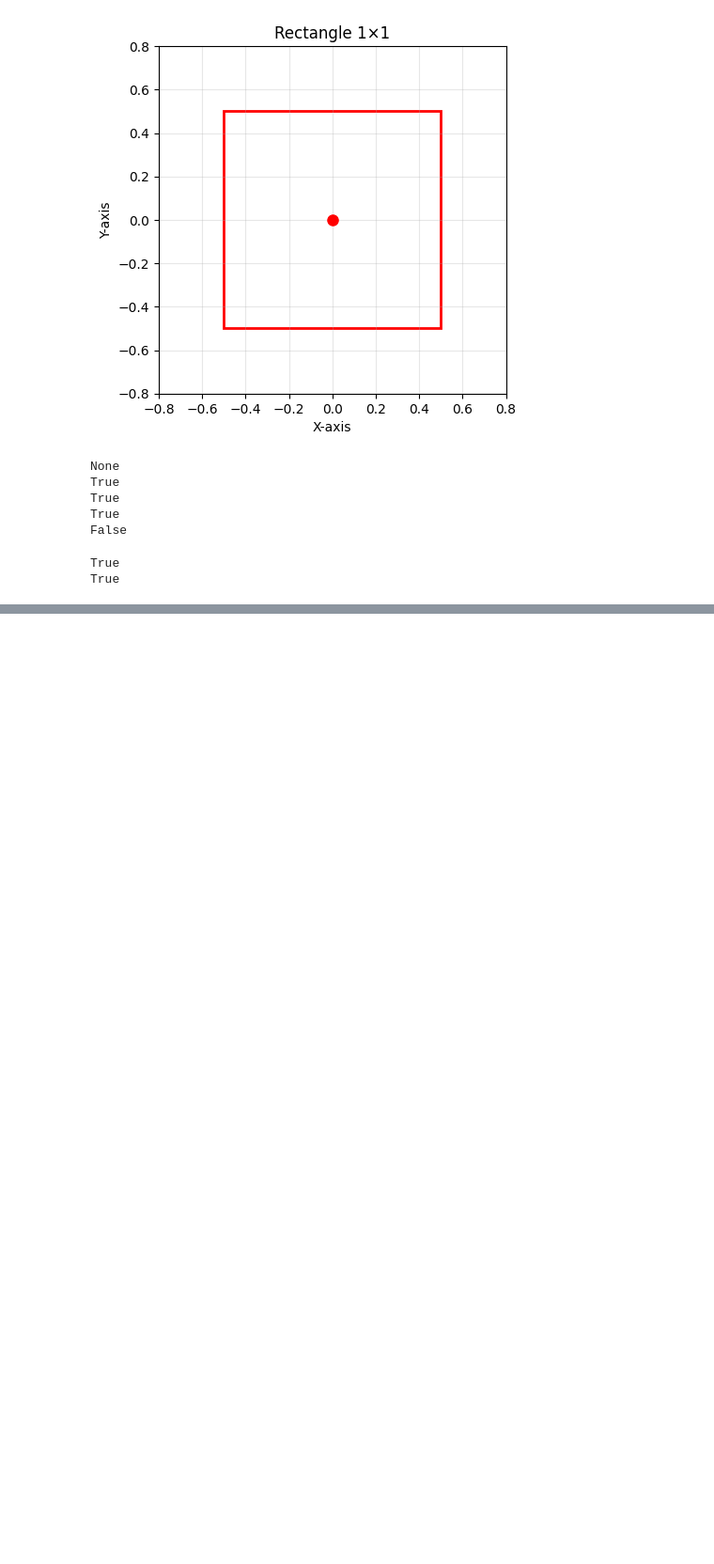
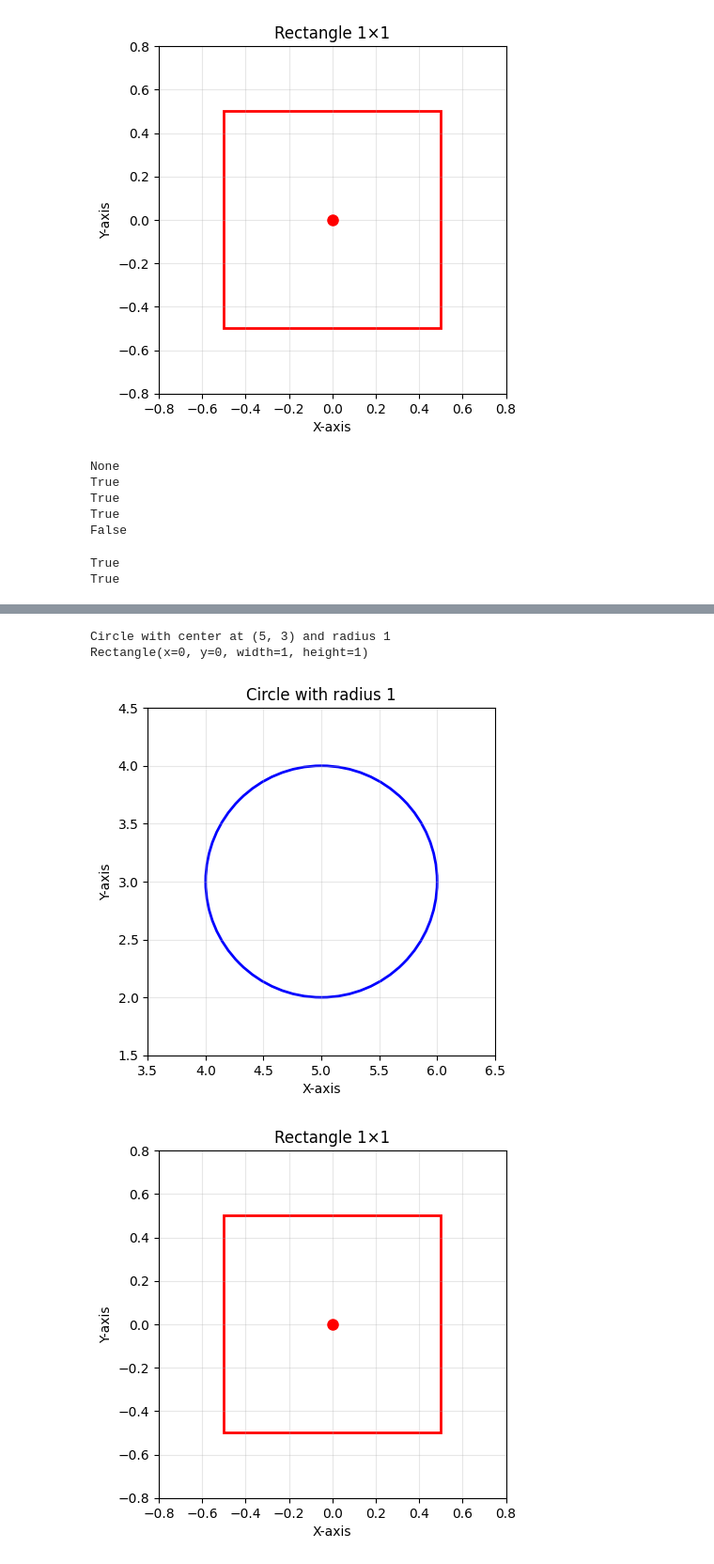
Before and after one commit to Patrickaramz/Lab2_Patrick_DE25, a Jupyter notebook: manual_test.ipynb, the cells around one changed output, grey strips where cells are left out. Shown: that part at 94% size. Cells and saved outputs as stored; diff of their text form; code cells hidden in the pictures; blank space fills up the shorter version.

```diff
--- a/manual_test.ipynb
+++ b/manual_test.ipynb
@@ -49,0 +68,12 @@ Circle with center at (5, 3) and radius 1
+# %%
+# Testar __repr__, __str__ och ritfunktioner
+print(circle1)
+print(repr(rectangle1))
+
+circle1.draw()
+rectangle1.draw()
+# %% [output]
+Circle with center at (5, 3) and radius 1
+Rectangle(x=0, y=0, width=1, height=1)
+[figure, added]
+[figure, added]
```
Also changed, not shown: parts of 3 cells of this notebook, 3 other files.
